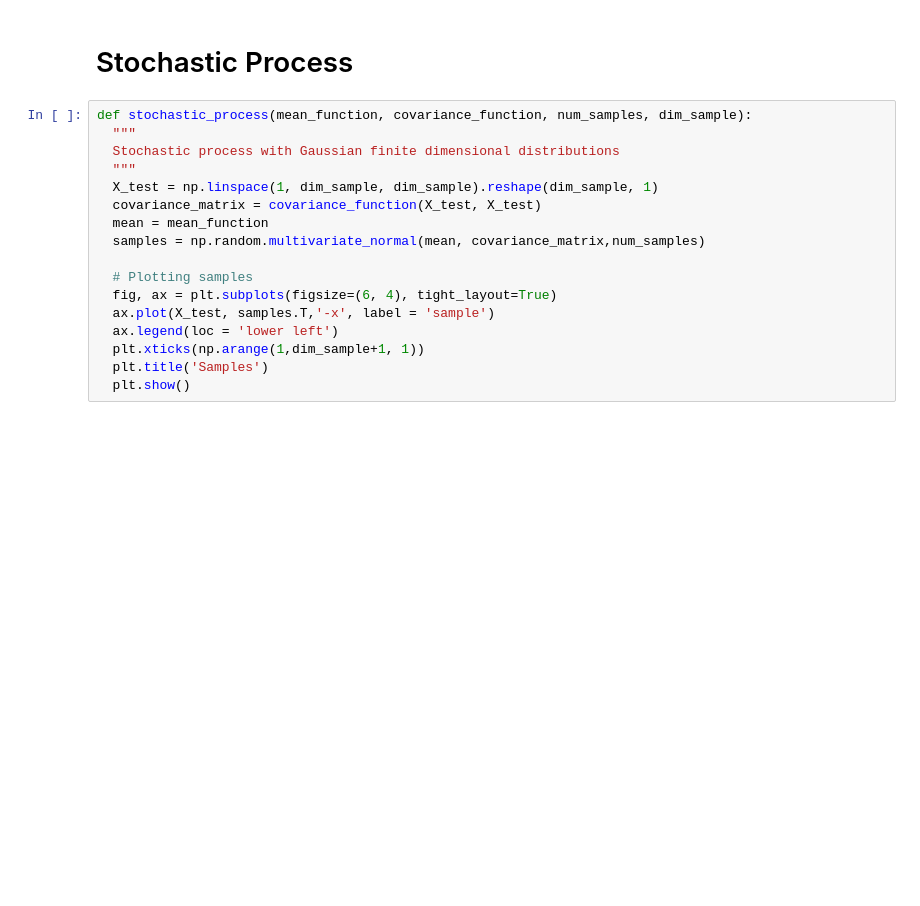
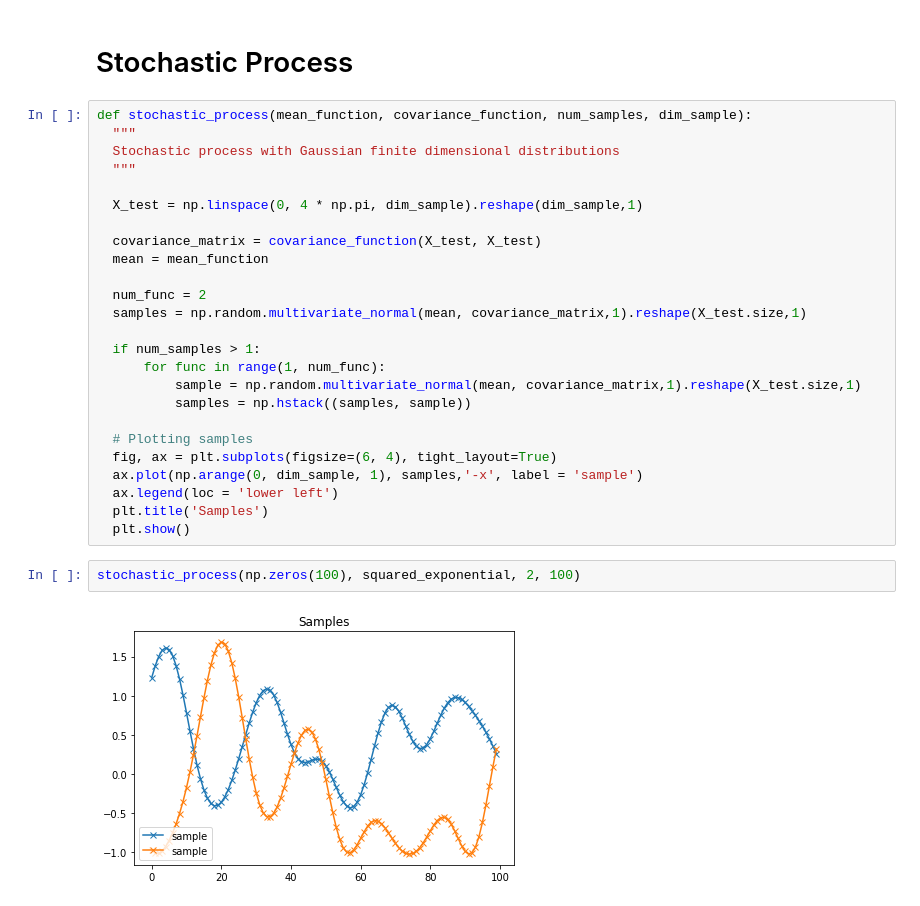
Before and after one commit to fweberling/Gaussian_Processes, a Jupyter notebook: Motivating_Gaussian_Processes_as_Stochastic_Processes.ipynb, the cells around one changed output. Saved outputs shown, nothing was run; the diff lists cells and outputs as text; blank space fills up the shorter version.

Commit message:
Edited indices of stochastic process

```diff
--- a/Motivating_Gaussian_Processes_as_Stochastic_Processes.ipynb
+++ b/Motivating_Gaussian_Processes_as_Stochastic_Processes.ipynb
@@ -60,15 +60,27 @@ def stochastic_process(mean_function, covariance_function, num_samples, dim_samp
   """
   Stochastic process with Gaussian finite dimensional distributions
   """
-  X_test = np.linspace(1, dim_sample, dim_sample).reshape(dim_sample, 1)
+
+  X_test = np.linspace(0, 4 * np.pi, dim_sample).reshape(dim_sample,1)
+
   covariance_matrix = covariance_function(X_test, X_test)
   mean = mean_function
-  samples = np.random.multivariate_normal(mean, covariance_matrix,num_samples)
+
+  num_func = 2
+  samples = np.random.multivariate_normal(mean, covariance_matrix,1).reshape(X_test.size,1)
+
+  if num_samples > 1:
+      for func in range(1, num_func):
+          sample = np.random.multivariate_normal(mean, covariance_matrix,1).reshape(X_test.size,1)
+          samples = np.hstack((samples, sample))
 
   # Plotting samples
   fig, ax = plt.subplots(figsize=(6, 4), tight_layout=True)
-  ax.plot(X_test, samples.T,'-x', label = 'sample')
+  ax.plot(np.arange(0, dim_sample, 1), samples,'-x', label = 'sample')
   ax.legend(loc = 'lower left')
-  plt.xticks(np.arange(1,dim_sample+1, 1))
   plt.title('Samples')
   plt.show()
+# %%
+stochastic_process(np.zeros(100), squared_exponential, 2, 100)
+# %% [output]
+[figure, added]
```
Also changed, not shown: parts of 1 cell of this notebook.
